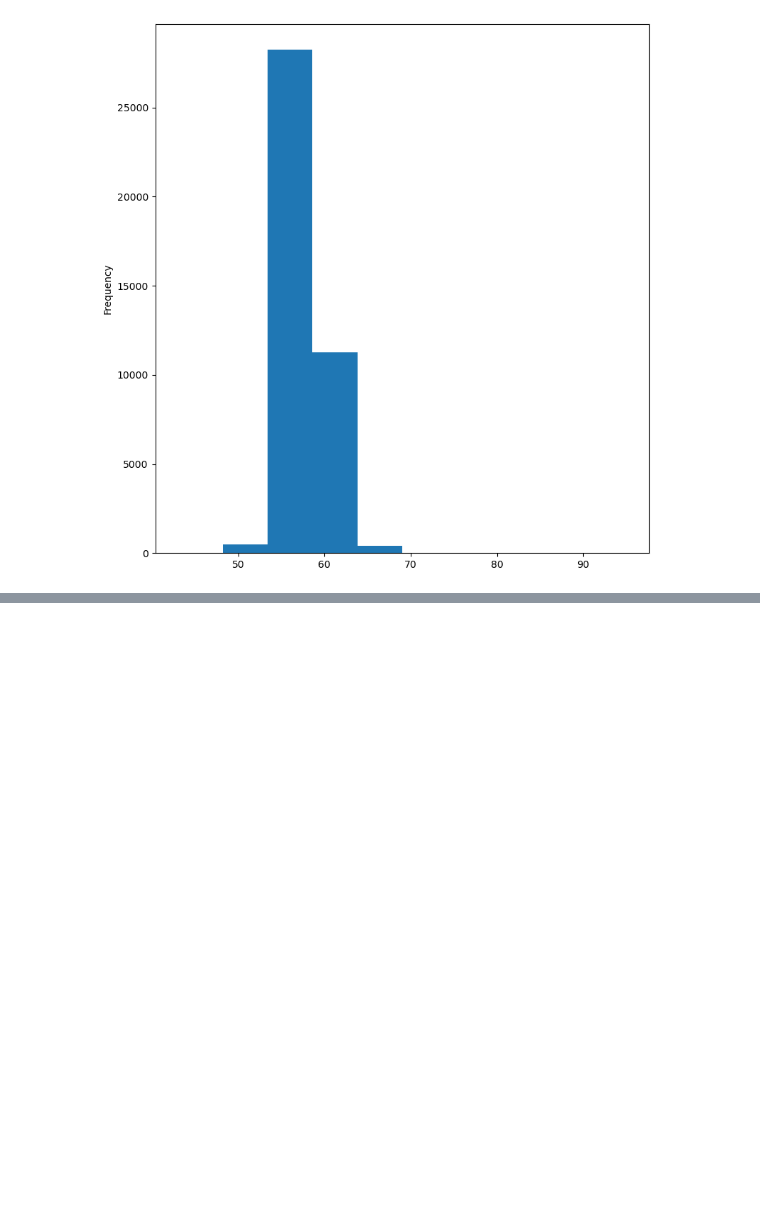
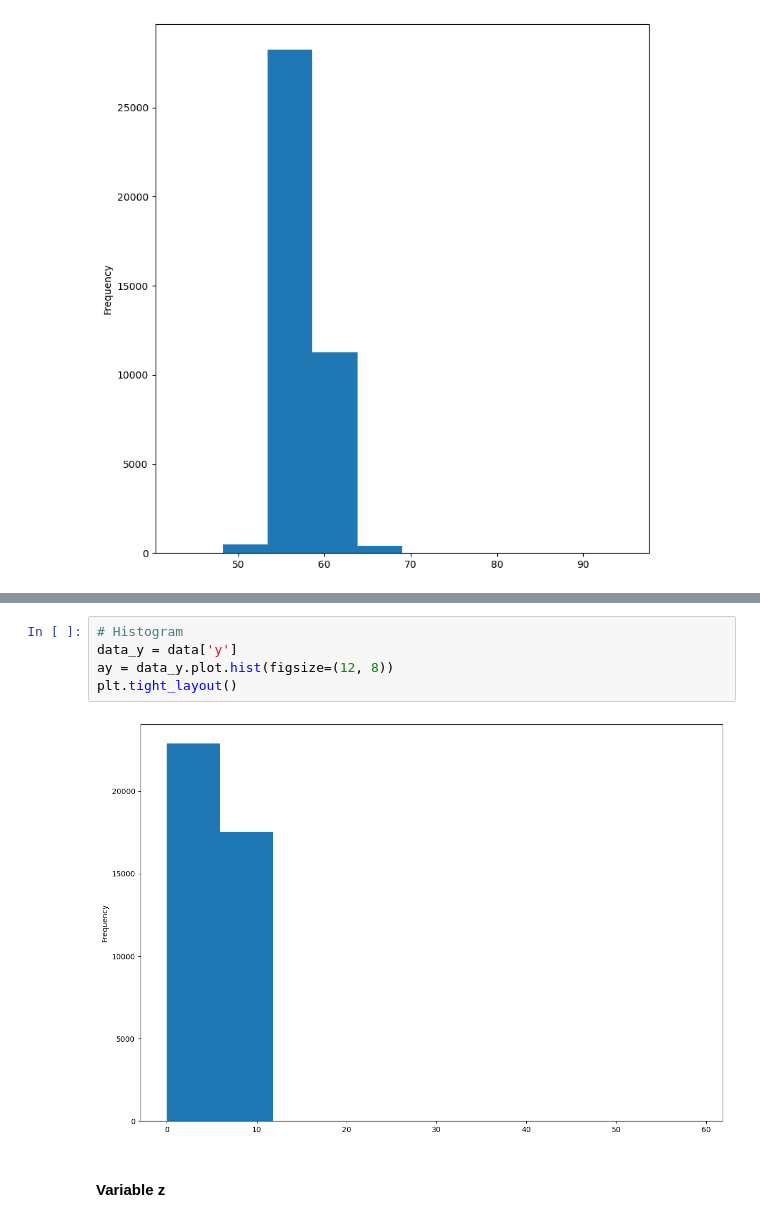
Before and after one commit to blancadelavega/EDA_Diamonds, a Jupyter notebook: main.ipynb, the cells around one changed output, grey strips where cells are left out. Drawn from its saved outputs; the diff is of its cells as text; blank space fills up the shorter version.

```diff
--- a/main.ipynb
+++ b/main.ipynb
@@ -459,0 +621,9 @@ plt.tight_layout()
+# %%
+# Histogram
+data_y = data['y']
+ay = data_y.plot.hist(figsize=(12, 8))
+plt.tight_layout()
+# %% [output]
+[figure, added]
+# %% [markdown]
+#### Variable z
```
Also changed, not shown: parts of 35 cells of this notebook.
